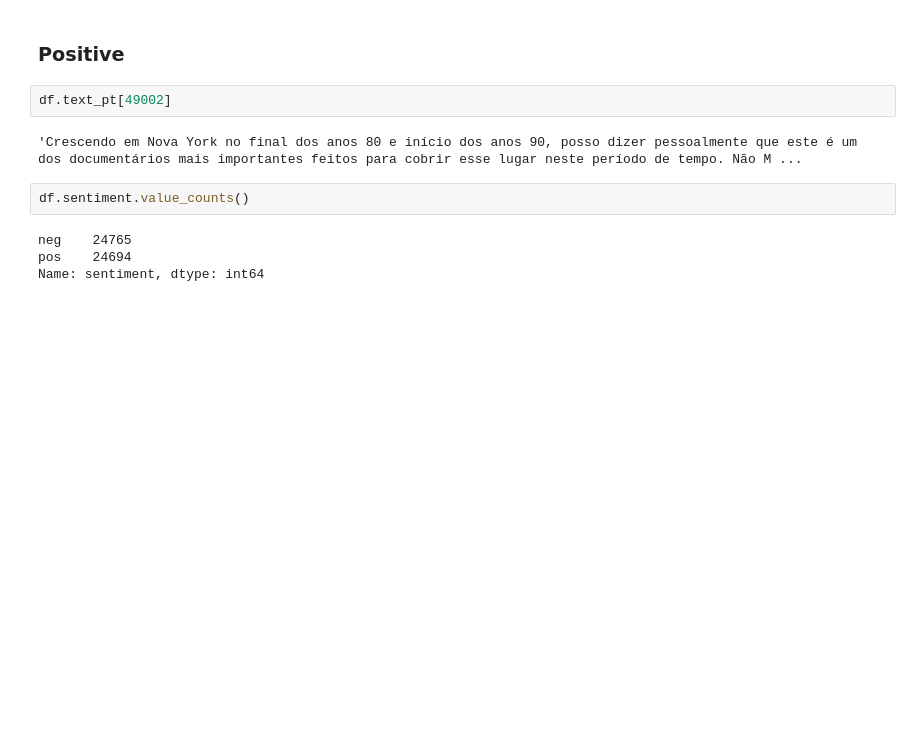
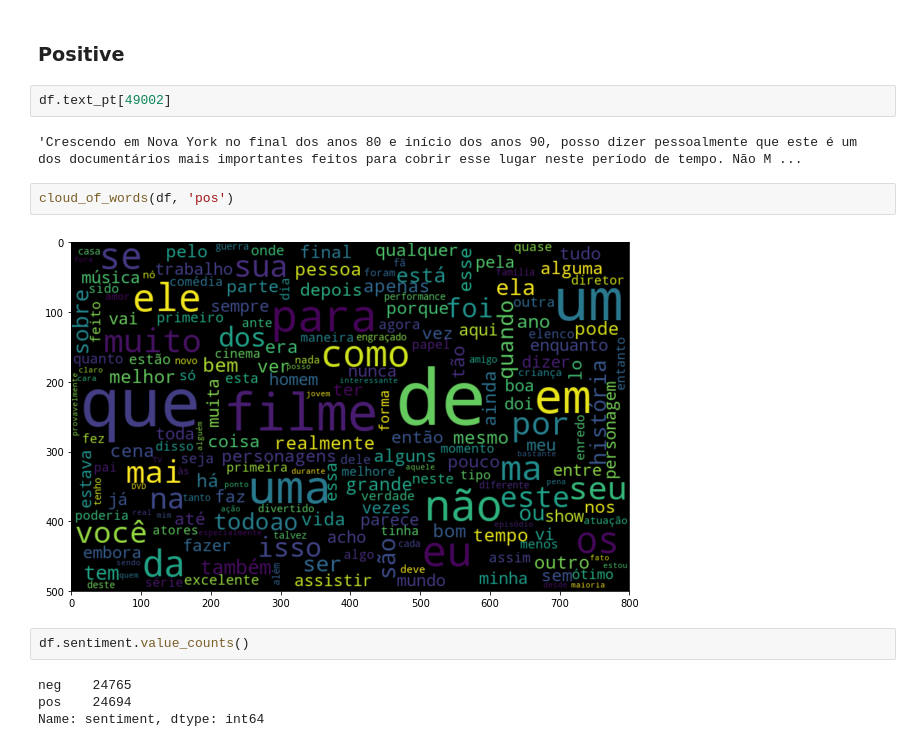
Before and after one commit to julianyraiol/machine_learning_nanodegree, a Jupyter notebook: NLP/bag_of_words_and_logistic_regression.ipynb, the cells around one changed output. Cells and saved outputs as stored; diff of their text form; blank space fills up the shorter version.

```diff
--- a/NLP/bag_of_words_and_logistic_regression.ipynb
+++ b/NLP/bag_of_words_and_logistic_regression.ipynb
@@ -48,6 +65,10 @@ df.text_pt[189]
 df.text_pt[49002]
 # %% [output]
 'Crescendo em Nova York no final dos anos 80 e início dos anos 90, posso dizer pessoalmente que este é um dos documentários mais importantes feitos para cobrir esse lugar neste período de tempo. Não M ...
+# %%
+cloud_of_words(df, 'pos')
+# %% [output]
+[figure, added]
 # %%
 df.sentiment.value_counts()
 # %% [output]
```
Also changed, not shown: parts of 6 cells of this notebook, 1 other file.
